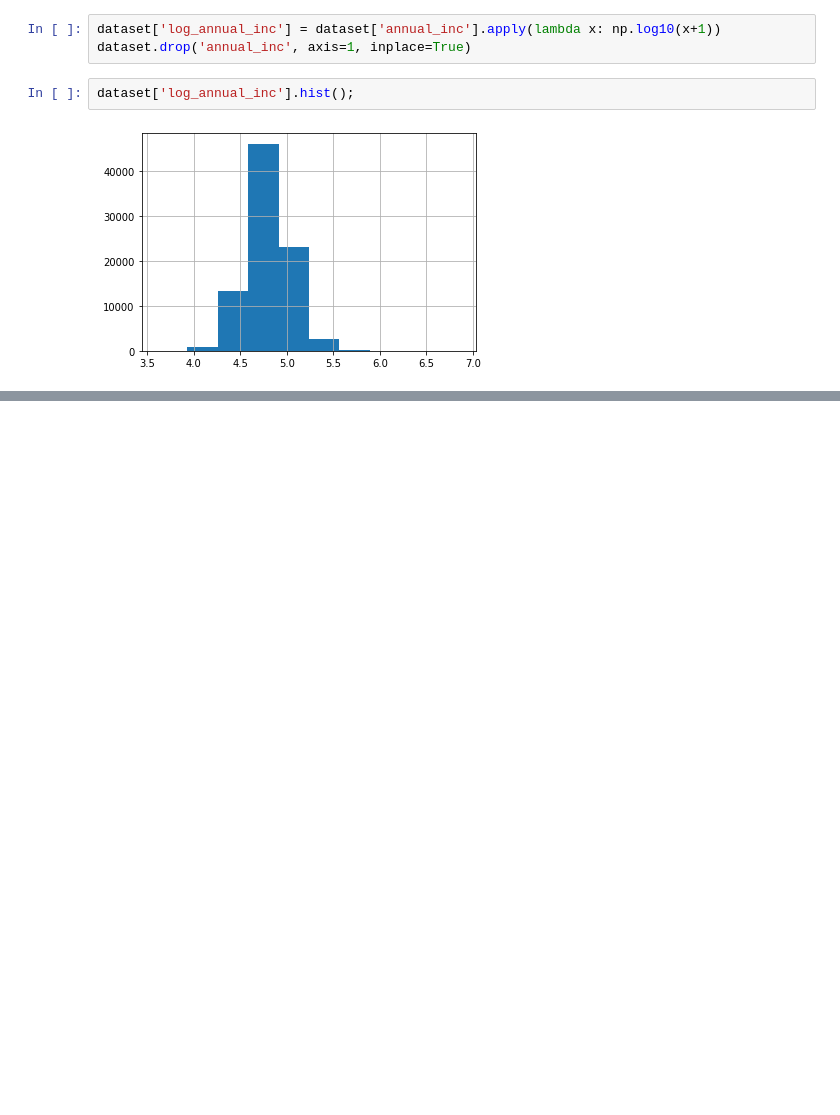
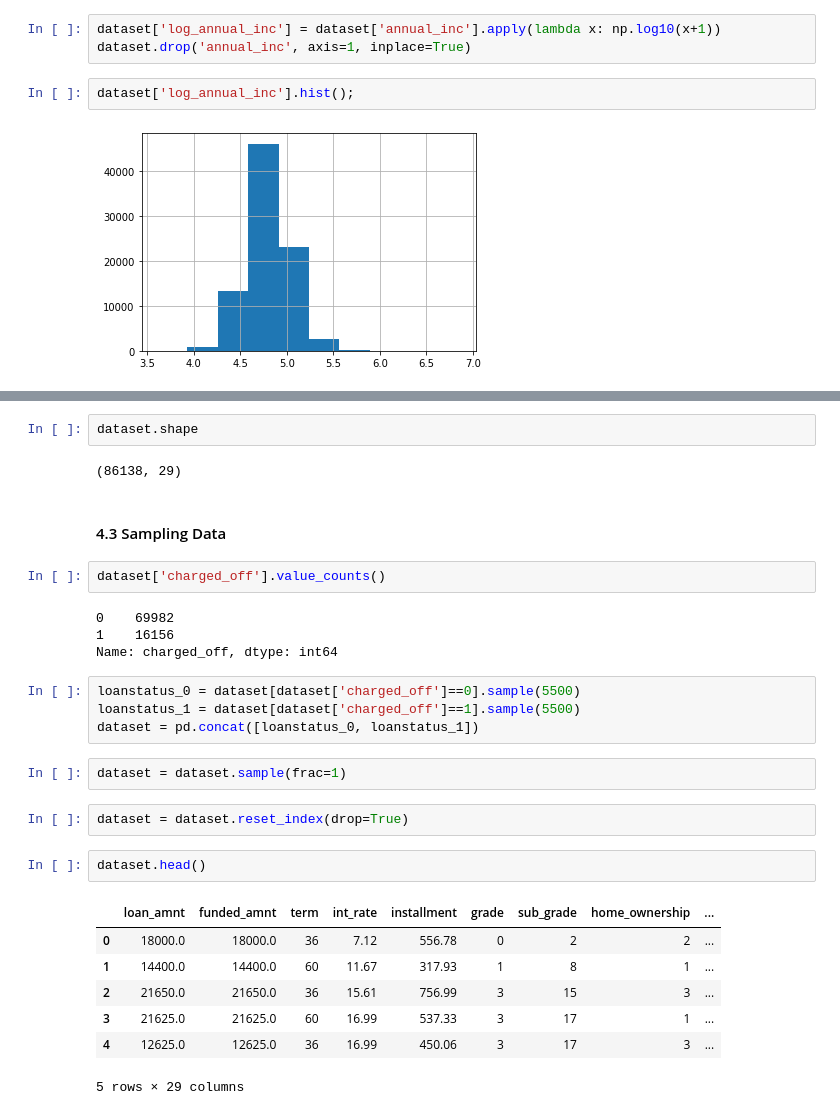
Before and after one commit to dkomlen/finance-ml, a Jupyter notebook: loan_default_probability.ipynb, the cells around one changed output, grey strips where cells are left out. Drawn from its saved outputs; the diff is of its cells as text; blank space fills up the shorter version.

```diff
--- a/loan_default_probability.ipynb
+++ b/loan_default_probability.ipynb
@@ -367,0 +476,30 @@ dataset['log_annual_inc'].hist();
+# %%
+dataset.shape
+# %% [output]
+(86138, 29)
+# %% [markdown]
+#### 4.3 Sampling Data
+# %%
+dataset['charged_off'].value_counts()
+# %% [output]
+0    69982
+1    16156
+Name: charged_off, dtype: int64
+# %%
+loanstatus_0 = dataset[dataset['charged_off']==0].sample(5500)
+loanstatus_1 = dataset[dataset['charged_off']==1].sample(5500)
+dataset = pd.concat([loanstatus_0, loanstatus_1])
+# %%
+dataset = dataset.sample(frac=1)
+# %%
+dataset = dataset.reset_index(drop=True)
+# %%
+dataset.head()
+# %% [output]
+|  | loan_amnt | funded_amnt | term | int_rate | installment | grade | sub_grade | home_ownership | ... |
+| 0 | 18000.0 | 18000.0 | 36 | 7.12 | 556.78 | 0 | 2 | 2 | ... |
+| 1 | 14400.0 | 14400.0 | 60 | 11.67 | 317.93 | 1 | 8 | 1 | ... |
+| 2 | 21650.0 | 21650.0 | 36 | 15.61 | 756.99 | 3 | 15 | 3 | ... |
+| 3 | 21625.0 | 21625.0 | 60 | 16.99 | 537.33 | 3 | 17 | 1 | ... |
+| 4 | 12625.0 | 12625.0 | 36 | 16.99 | 450.06 | 3 | 17 | 3 | ... |
+5 rows × 29 columns
```
Also changed, not shown: parts of 34 cells of this notebook.
